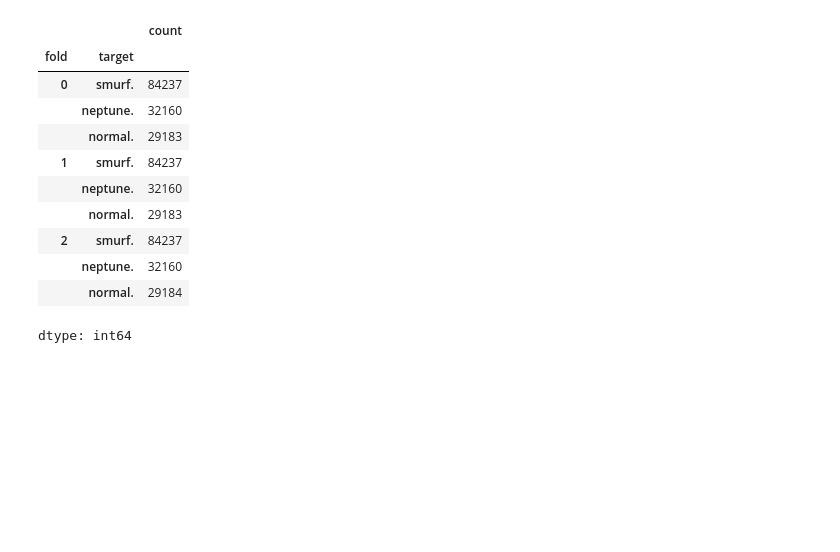
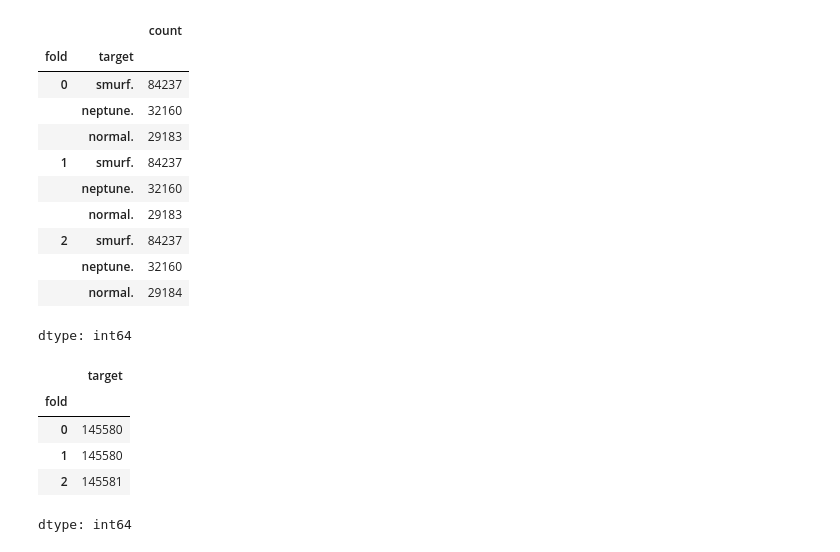
Before and after one commit to Frasierzzz/DPDM2024, a Jupyter notebook: Classification_(dpdm24).ipynb, the cells around one changed output. Cells and saved outputs as stored; diff of their text form; code cells hidden in the pictures; blank space fills up the shorter version.

```diff
--- a/Classification_(dpdm24).ipynb
+++ b/Classification_(dpdm24).ipynb
@@ -248,3 +252,12 @@ new_df.groupby('fold')['target'].value_counts() # จำนวน class ใน
 |  | neptune. | 32160 |
 |  | normal. | 29184 |
 dtype: int64
+# %%
+new_df.groupby('fold')['target'].count() # จำนวน class ในแต่ละ fold
+# %% [output]
+|  | target |
+| fold |  |
+| 0 | 145580 |
+| 1 | 145580 |
+| 2 | 145581 |
+dtype: int64
```
Also changed, not shown: parts of 41 cells of this notebook.
